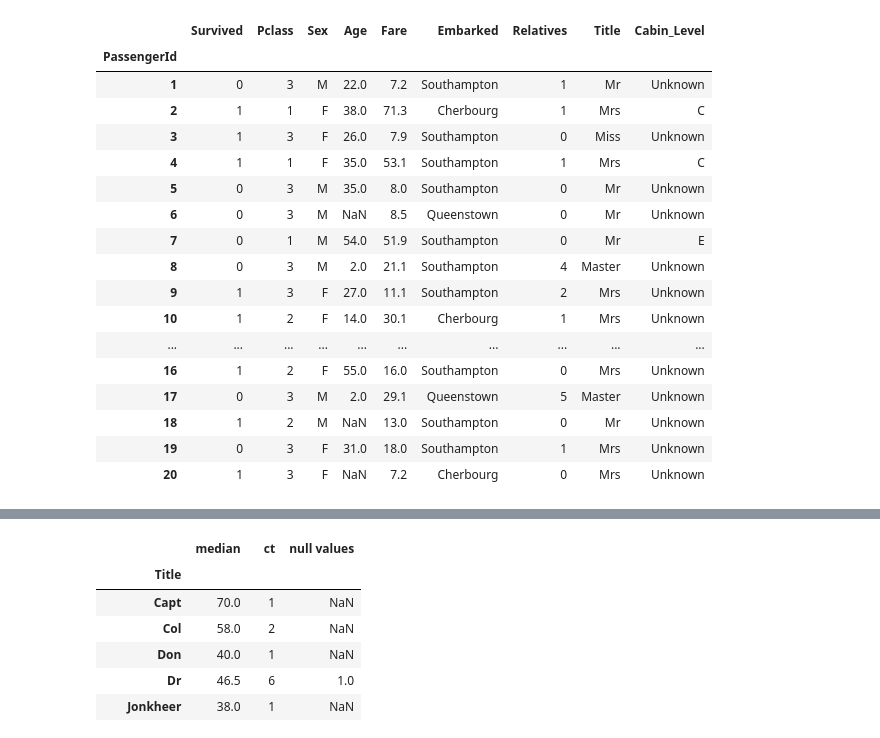
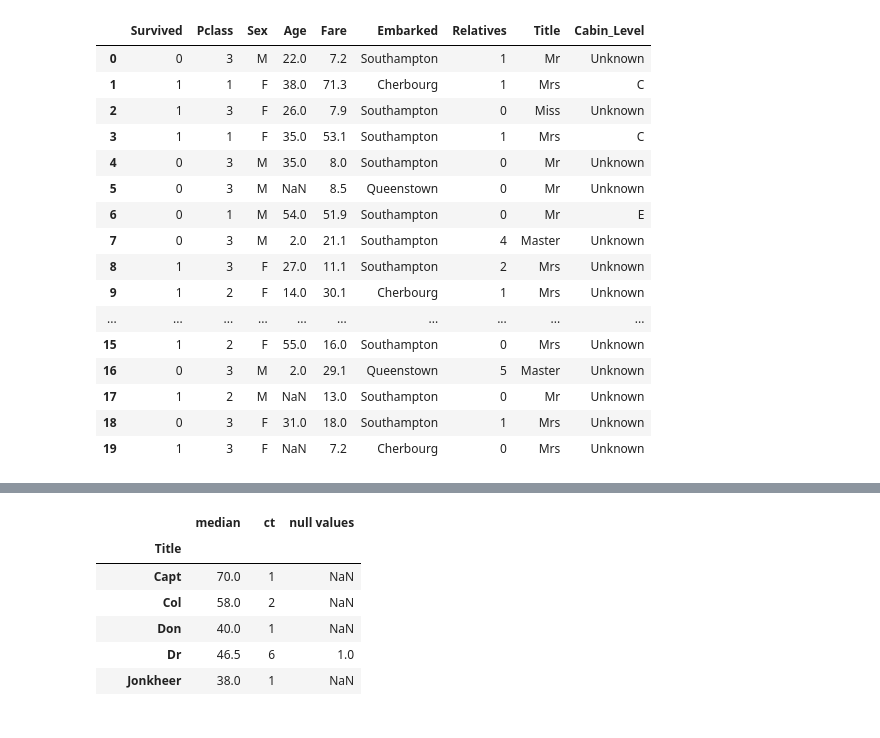
Before and after one commit to jcowper7/titanic_challenge, a Jupyter notebook: titanic_analysis.ipynb, the cells around one changed output, grey strips where cells are left out. Saved outputs shown, nothing was run; the diff lists cells and outputs as text; code cells hidden in the pictures.

```diff
--- a/titanic_analysis.ipynb
+++ b/titanic_analysis.ipynb
@@ -11,7 +13,7 @@ pd.set_option('display.max_rows', None)
 # %%
 #source
 url = "https://raw.githubusercontent.com/datasciencedojo/datasets/master/titanic.csv"
-df = pd.read_csv(url,index_col=0,parse_dates=[0])
+df = pd.read_csv(url)#,index_col=0,parse_dates=[0])
 # %%
 df.head(10)
 # %% [output]
@@ -30,38 +31,37 @@ df.head(10)
 # %%
 def clean_data(df):
     df['Relatives'] = df['SibSp']+df['Parch']
     df['Title'] = df['Name'].apply(lambda a: a.split(',')[1].split('.')[0].strip()) #item 1 gives 2nd word
     df['Embarked'] = df['Embarked'].apply(lambda a: 'Cherbourg' if a == 'C'
                                            else 'Queenstown' if a == 'Q'
                                            else 'Southampton' if a =='S'
                                            else 'Unknown')
     df['Sex'] = df['Sex'].apply(lambda a: 'F' if a =='female' else 'M')
     df['Age'] = df['Age'].round(0)
     df['Fare'] = df['Fare'].round(1)
     df['Cabin_Level']= df['Cabin'].fillna('1').astype(str).apply(lambda a: a[0]).replace('1','Unknown') #NaN to unknown
-    df.drop(['Ticket','SibSp','Parch','Name','Cabin'],inplace=True,axis=1)
+    df.drop(['Ticket','SibSp','Parch','Name','Cabin','PassengerId'],inplace=True,axis=1)
     #df = df.sort_values(by = 'Age',ascending=True)
     display(df.head(20))
 clean_data(df)
 # %% [output]
 |  | Survived | Pclass | Sex | Age | Fare | Embarked | Relatives | Title | Cabin_Level |
-| PassengerId |  |  |  |  |  |  |  |  |  |
-| 1 | 0 | 3 | M | 22.0 | 7.2 | Southampton | 1 | Mr | Unknown |
-| 2 | 1 | 1 | F | 38.0 | 71.3 | Cherbourg | 1 | Mrs | C |
-| 3 | 1 | 3 | F | 26.0 | 7.9 | Southampton | 0 | Miss | Unknown |
-| 4 | 1 | 1 | F | 35.0 | 53.1 | Southampton | 1 | Mrs | C |
-| 5 | 0 | 3 | M | 35.0 | 8.0 | Southampton | 0 | Mr | Unknown |
-| 6 | 0 | 3 | M | NaN | 8.5 | Queenstown | 0 | Mr | Unknown |
-| 7 | 0 | 1 | M | 54.0 | 51.9 | Southampton | 0 | Mr | E |
-| 8 | 0 | 3 | M | 2.0 | 21.1 | Southampton | 4 | Master | Unknown |
-| 9 | 1 | 3 | F | 27.0 | 11.1 | Southampton | 2 | Mrs | Unknown |
-| 10 | 1 | 2 | F | 14.0 | 30.1 | Cherbourg | 1 | Mrs | Unknown |
+| 0 | 0 | 3 | M | 22.0 | 7.2 | Southampton | 1 | Mr | Unknown |
+| 1 | 1 | 1 | F | 38.0 | 71.3 | Cherbourg | 1 | Mrs | C |
+| 2 | 1 | 3 | F | 26.0 | 7.9 | Southampton | 0 | Miss | Unknown |
+| 3 | 1 | 1 | F | 35.0 | 53.1 | Southampton | 1 | Mrs | C |
+| 4 | 0 | 3 | M | 35.0 | 8.0 | Southampton | 0 | Mr | Unknown |
+| 5 | 0 | 3 | M | NaN | 8.5 | Queenstown | 0 | Mr | Unknown |
+| 6 | 0 | 1 | M | 54.0 | 51.9 | Southampton | 0 | Mr | E |
+| 7 | 0 | 3 | M | 2.0 | 21.1 | Southampton | 4 | Master | Unknown |
+| 8 | 1 | 3 | F | 27.0 | 11.1 | Southampton | 2 | Mrs | Unknown |
+| 9 | 1 | 2 | F | 14.0 | 30.1 | Cherbourg | 1 | Mrs | Unknown |
 | ... | ... | ... | ... | ... | ... | ... | ... | ... | ... |
-| 16 | 1 | 2 | F | 55.0 | 16.0 | Southampton | 0 | Mrs | Unknown |
-| 17 | 0 | 3 | M | 2.0 | 29.1 | Queenstown | 5 | Master | Unknown |
-| 18 | 1 | 2 | M | NaN | 13.0 | Southampton | 0 | Mr | Unknown |
-| 19 | 0 | 3 | F | 31.0 | 18.0 | Southampton | 1 | Mrs | Unknown |
-| 20 | 1 | 3 | F | NaN | 7.2 | Cherbourg | 0 | Mrs | Unknown |
+| 15 | 1 | 2 | F | 55.0 | 16.0 | Southampton | 0 | Mrs | Unknown |
+| 16 | 0 | 3 | M | 2.0 | 29.1 | Queenstown | 5 | Master | Unknown |
+| 17 | 1 | 2 | M | NaN | 13.0 | Southampton | 0 | Mr | Unknown |
+| 18 | 0 | 3 | F | 31.0 | 18.0 | Southampton | 1 | Mrs | Unknown |
+| 19 | 1 | 3 | F | NaN | 7.2 | Cherbourg | 0 | Mrs | Unknown |
 # %%
 #df.describe()
 df.info()
```
Also changed, not shown: parts of 14 cells of this notebook.
